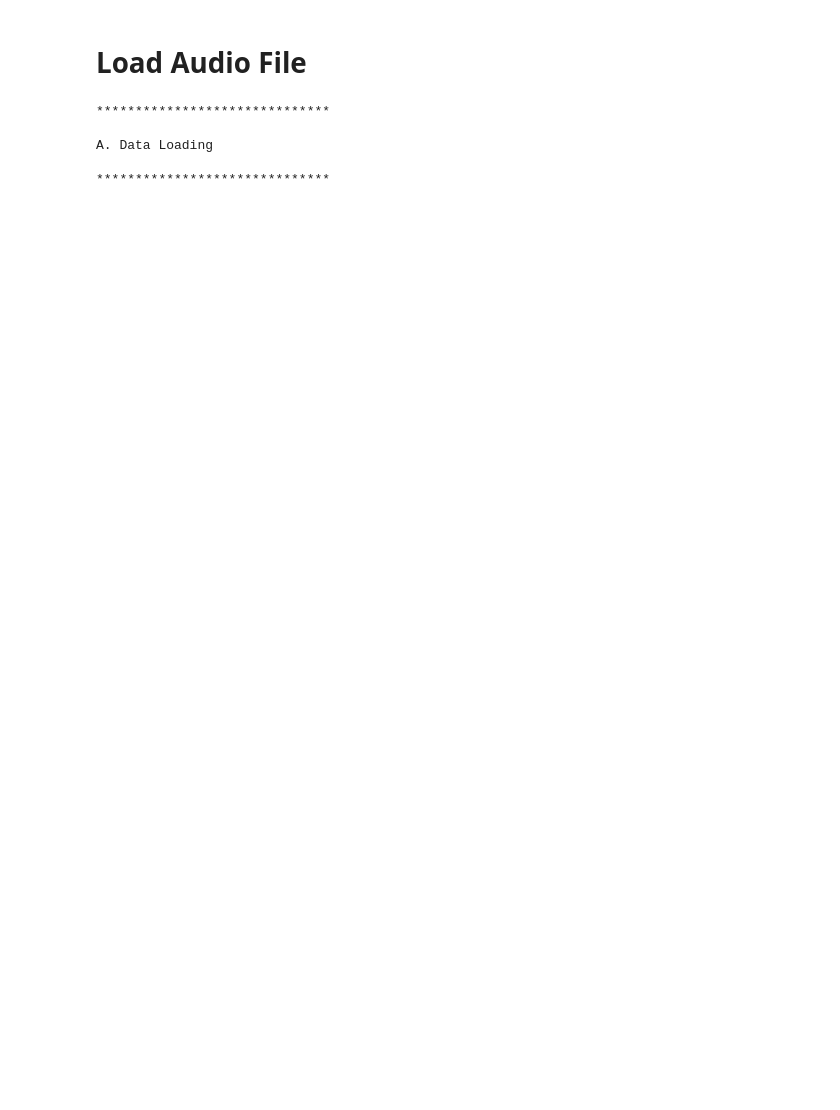
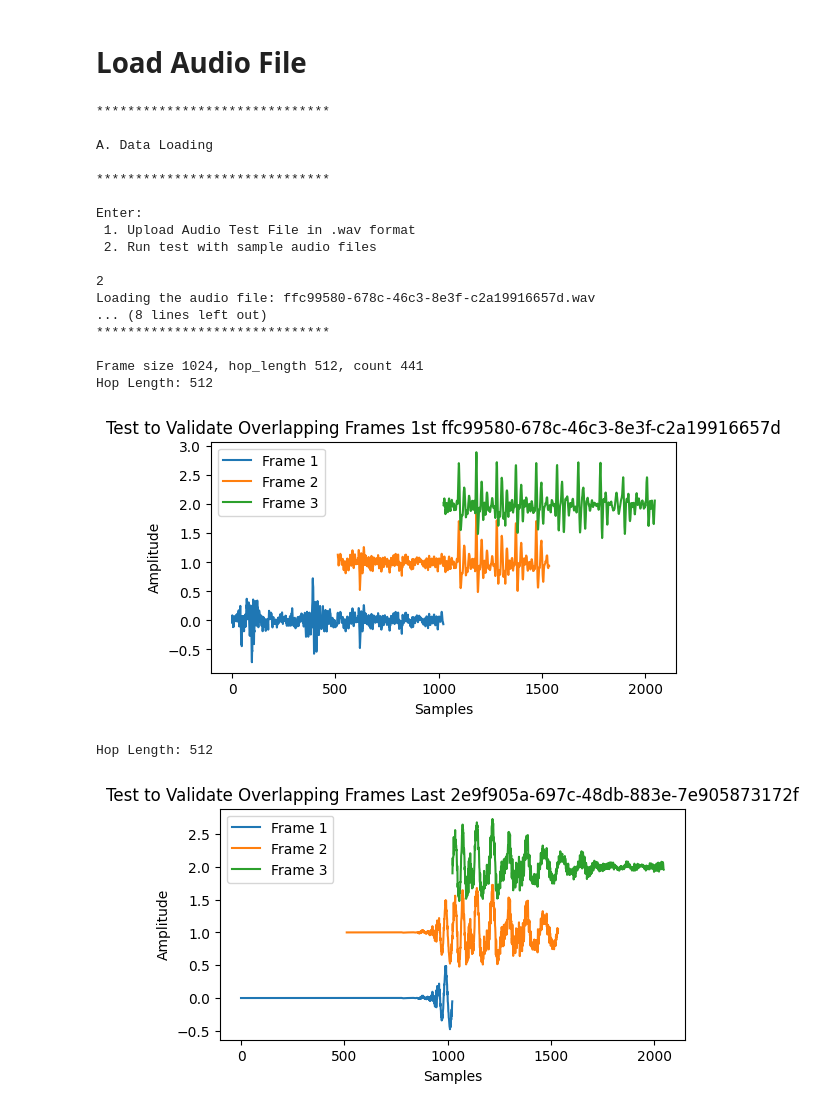
Before and after one commit to warrengmartin/CSEE_903_GroupProject, a Jupyter notebook: Demo.ipynb, the cells around one changed output. Cells and saved outputs as stored; diff of their text form; code cells hidden in the pictures; blank space fills up the shorter version.

```diff
--- a/Demo.ipynb
+++ b/Demo.ipynb
@@ -78,35 +78,78 @@ def get_audio_files( path ):
 
     df = pd.DataFrame(dic)
     df.set_index('key', inplace=True)
     return df
   else:
     print("No file found")
 
 print("\n******************************\n")
 print("A. Data Loading")
 print("\n******************************\n")
 dfl = get_audio_files(path=path)
 
 %load_ext autoreload
 %autoreload 2
 
 import sys
 sys.path.append(path_utils)
 
 print("\n******************************\n")
-print("B. Commence Framing")
+print("B. Create 1024 Frame Size")
 print("\n******************************\n")
 from framing import Framing
 frame = Framing()
 df_frame = frame.apply_framing(audio_df=dfl, frame_sizes=[1024])[1024]
 visual_set = {"1st":df_frame.head(1)["key"].values[0],"Last":df_frame.tail(1)["key"].values[0]}
-frame.visualize_overlapping_frames(title='Test to Validate Overlapping Frames', framed_df=df_frame, visual_set=visual_set, figsize=(4,2))
+frame.visualize_overlapping_frames(title='Test to Validate Overlapping Frames', framed_df=df_frame, visual_set=visual_set, figsize=(6,3))
+
+
+print("\n******************************\n")
+print("C. Model Prediction")
+print("\n******************************\n")
+import joblib
+x = int(input("Enter: \n 1. Spectrogram with CNN \n 2. Mel-spectrogram with CNN \n 3. MFCC, ZCR & RMS with Logistic Regression \n\n"))
+files = []
+if x < 3:
+  import tensorflow as tf
+  from sono_test_nn_model import SonoTestNNModel
+  sono_test_nn = SonoTestNNModel()
+
+  if x == 1:
+    model_path = f"{path}cnn_model_spectrogram_dropout_7_batch784_epoch10.h5"
+  else:
+    model_path = f"{path}cnn_model_melspectrogram_drop5_5_batch784_epoch10.h5"
+
+  # Load the model
+  cnn = tf.keras.models.load_model(model_path)
+  # Display the model architecture
+  #cnn.summary()
+  if x == 1:
+    sono_test_nn.predict_nn(cnn, df_frame, debug=False)
+  else:
+    sono_test_nn.predict_nn(cnn, df_frame, percent_proba=0.5, key='mel', debug=False)
+
+else:
 # %% [output]
 ******************************
 
 A. Data Loading
 
 ******************************
+
+Enter:
+ 1. Upload Audio Test File in .wav format
+ 2. Run test with sample audio files
+
+2
+Loading the audio file: ffc99580-678c-46c3-8e3f-c2a19916657d.wav
+... (8 lines left out)
+******************************
+
+Frame size 1024, hop_length 512, count 441
+Hop Length: 512
+[figure, added]
+Hop Length: 512
+[figure, added]
 # %%
 
 import IPython.display as ipd
```
Also changed, not shown: parts of 1 cell of this notebook, 2 other files.
